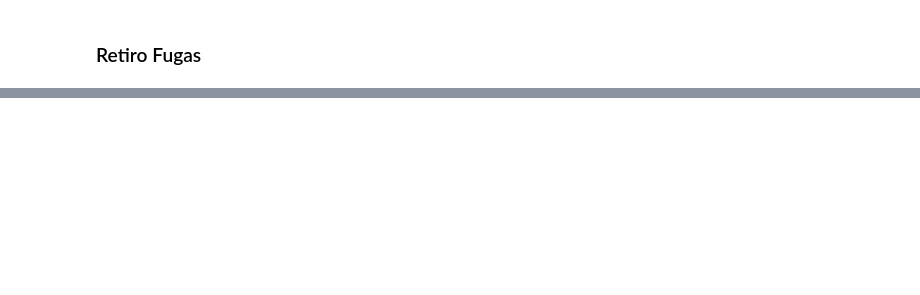
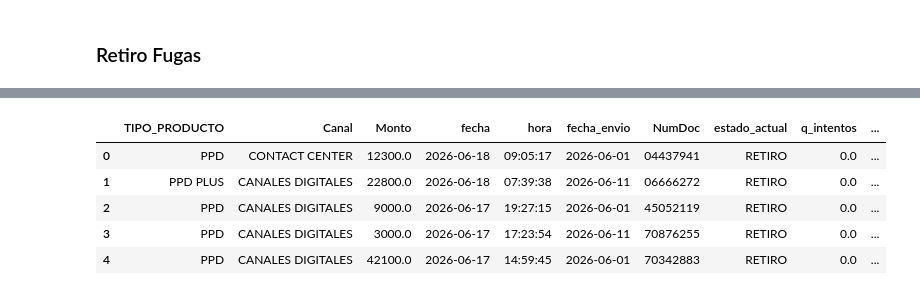
Before and after one commit to fernandolazob/target_script_01, a Jupyter notebook: 02_analisis_base/retiro_fugas_diners_ssff.ipynb, the cells around one changed output, grey strips where cells are left out. Cells and saved outputs as stored; diff of their text form; code cells hidden in the pictures; blank space fills up the shorter version.

```diff
--- a/02_analisis_base/retiro_fugas_diners_ssff.ipynb
+++ b/02_analisis_base/retiro_fugas_diners_ssff.ipynb
@@ -93,0 +214,33 @@ df_final[['TIPO_PRODUCTO','Canal', 'Monto', 'fecha']].head()
+# %%
+df_muestra=df_muestra.merge(df_final['NumDoc'],on='NumDoc',how='inner')
+df_muestra_unica = pd.concat(
+    [df_muestra, df_vicidial],
+    ignore_index=True
+)
+
+df_repetidos = (
+    df_muestra["NumDoc"]
+    .value_counts()
+    .sub(1)
+    .rename("q_intentos")
+    .reset_index()
+)
+
+df_repetidos.columns = ["NumDoc", "q_intentos"]
+
+df_repetidos["contactado_por_target"] = np.where(
+    df_repetidos["q_intentos"] == 0,
+    "NO",
+    "SI"
+)
+# %%
+df_final = df_final.merge(
+    df_repetidos,
+    on='NumDoc',
+    how='left'
+)
+# %%
+df_final = df_final.drop_duplicates(
+    subset="NumDoc",
+    keep="first"
+)
@@ -93,0 +250,9 @@ df_final[['TIPO_PRODUCTO','Canal', 'Monto', 'fecha']].head()
+# %%
+df_final.head()
+# %% [output]
+|  | TIPO_PRODUCTO | Canal | Monto | fecha | hora | fecha_envio | NumDoc | estado_actual | q_intentos | ... |
+| 0 | PPD | CONTACT CENTER | 12300.0 | 2026-06-18 | 09:05:17 | 2026-06-01 | 04437941 | RETIRO | 0.0 | ... |
+| 1 | PPD PLUS | CANALES DIGITALES | 22800.0 | 2026-06-18 | 07:39:38 | 2026-06-11 | 06666272 | RETIRO | 0.0 | ... |
+| 2 | PPD | CANALES DIGITALES | 9000.0 | 2026-06-17 | 19:27:15 | 2026-06-01 | 45052119 | RETIRO | 0.0 | ... |
+| 3 | PPD | CANALES DIGITALES | 3000.0 | 2026-06-17 | 17:23:54 | 2026-06-11 | 70876255 | RETIRO | 0.0 | ... |
+| 4 | PPD | CANALES DIGITALES | 42100.0 | 2026-06-17 | 14:59:45 | 2026-06-01 | 70342883 | RETIRO | 0.0 | ... |
```
Also changed, not shown: parts of 19 cells of this notebook, 39 other files.
